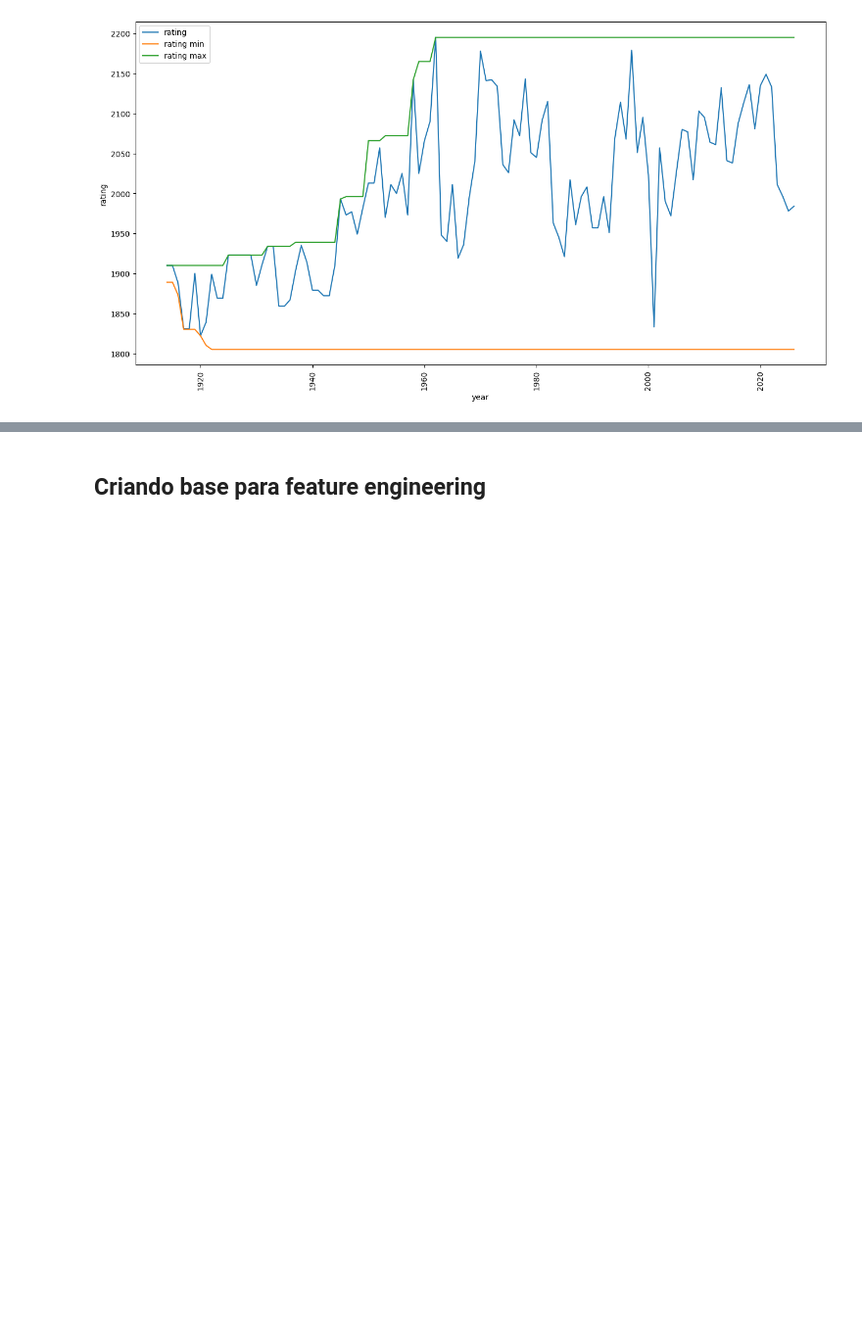
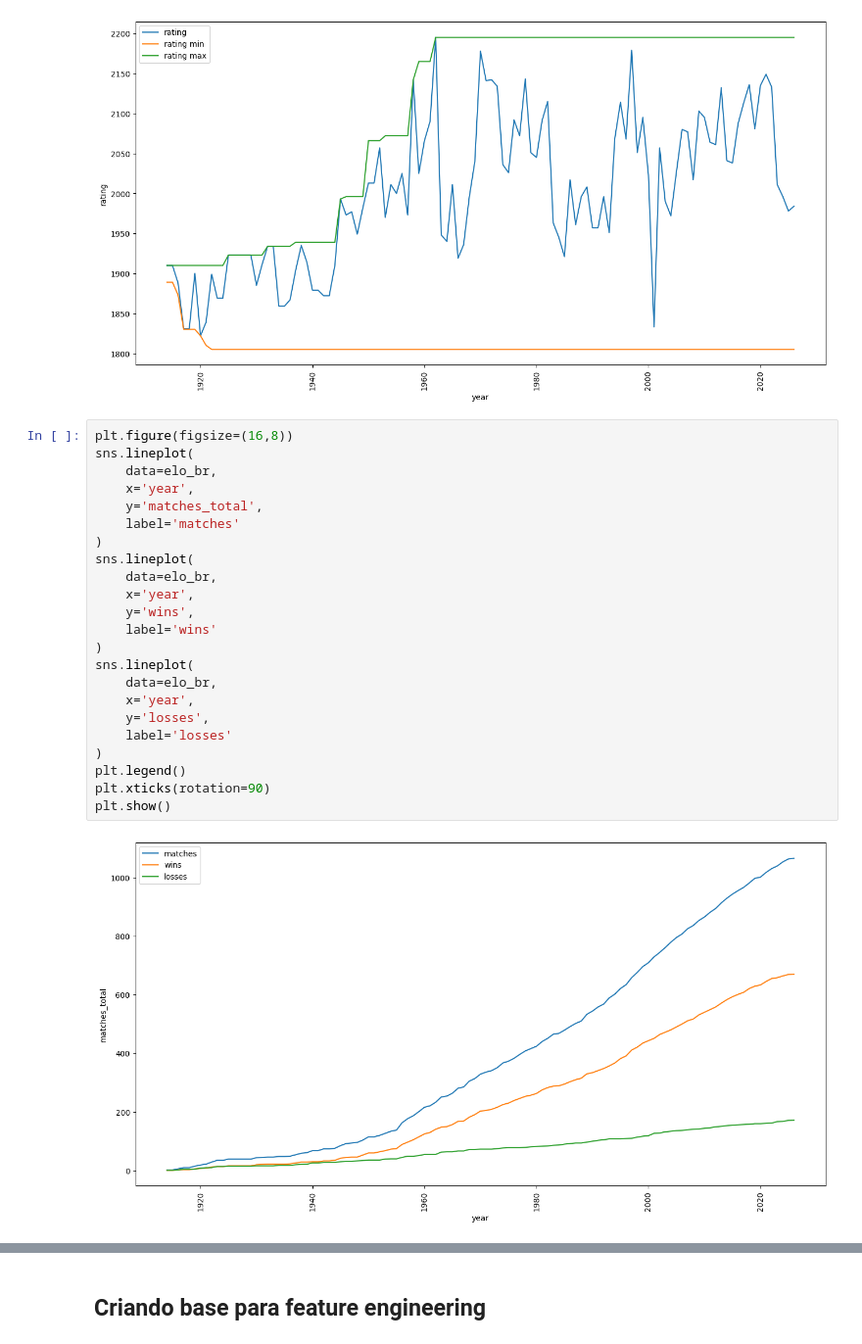
Before and after one commit to rafabandoni/world-cup-2026-predict, a Jupyter notebook: notebooks/eda.ipynb, the cells around one changed output, grey strips where cells are left out. Shown at 98% size. Saved outputs shown, nothing was run; the diff lists cells and outputs as text; blank space fills up the shorter version.

```diff
--- a/notebooks/eda.ipynb
+++ b/notebooks/eda.ipynb
@@ -131,3 +132,28 @@ plt.xticks(rotation=90)
 plt.show()
 # %% [output]
 [figure]
+# %%
+plt.figure(figsize=(16,8))
+sns.lineplot(
+    data=elo_br,
+    x='year',
+    y='matches_total',
+    label='matches'
+)
+sns.lineplot(
+    data=elo_br,
+    x='year',
+    y='wins',
+    label='wins'
+)
+sns.lineplot(
+    data=elo_br,
+    x='year',
+    y='losses',
+    label='losses'
+)
+plt.legend()
+plt.xticks(rotation=90)
+plt.show()
+# %% [output]
+[figure, added]
```
Also changed, not shown: parts of 3 cells of this notebook.
